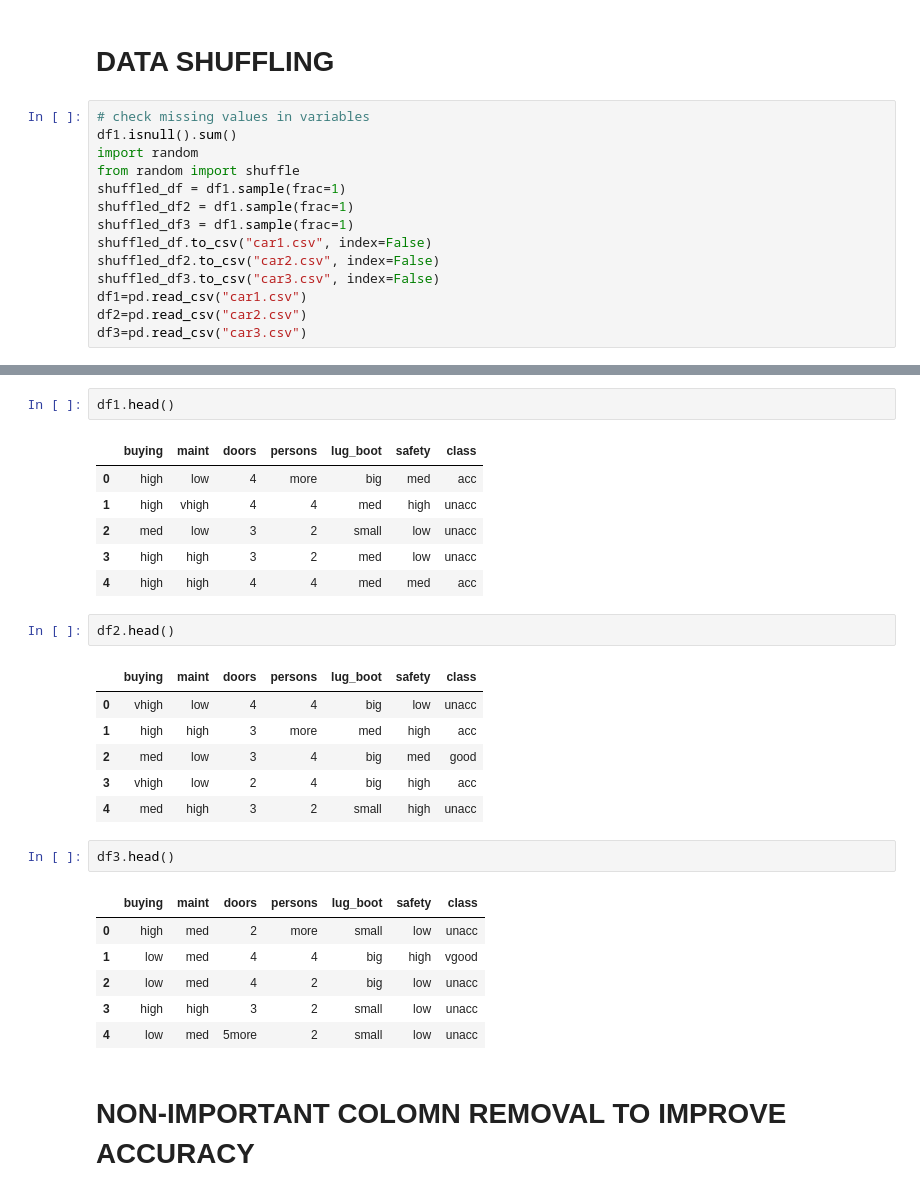
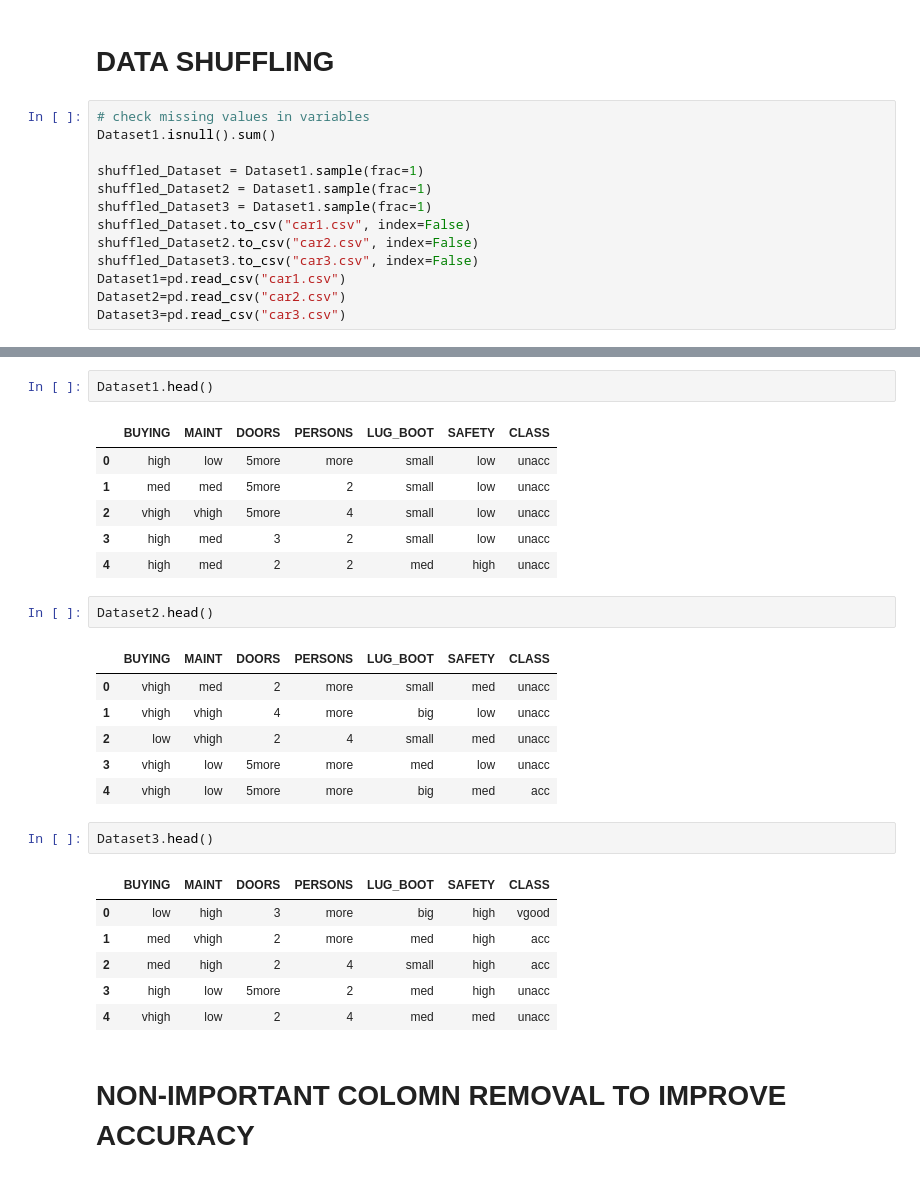
Before and after one commit to KhamdGek/ML-W-PYTHON, a Jupyter notebook: ML_assignment1.2.ipynb, the cells around one changed output, grey strips where cells are left out. Cells and saved outputs as stored; diff of their text form.

```diff
--- a/ML_assignment1.2.ipynb
+++ b/ML_assignment1.2.ipynb
@@ -67,15 +88,14 @@ Name: class, dtype: int64
 # **DATA SHUFFLING**
 # %%
 # check missing values in variables
-df1.isnull().sum()
-import random
-from random import shuffle
-shuffled_df = df1.sample(frac=1)
-shuffled_df2 = df1.sample(frac=1)
-shuffled_df3 = df1.sample(frac=1)
-shuffled_df.to_csv("car1.csv", index=False)
-shuffled_df2.to_csv("car2.csv", index=False)
-shuffled_df3.to_csv("car3.csv", index=False)
-df1=pd.read_csv("car1.csv")
-df2=pd.read_csv("car2.csv")
-df3=pd.read_csv("car3.csv")
+Dataset1.isnull().sum()
+
+shuffled_Dataset = Dataset1.sample(frac=1)
+shuffled_Dataset2 = Dataset1.sample(frac=1)
+shuffled_Dataset3 = Dataset1.sample(frac=1)
+shuffled_Dataset.to_csv("car1.csv", index=False)
+shuffled_Dataset2.to_csv("car2.csv", index=False)
+shuffled_Dataset3.to_csv("car3.csv", index=False)
+Dataset1=pd.read_csv("car1.csv")
+Dataset2=pd.read_csv("car2.csv")
+Dataset3=pd.read_csv("car3.csv")
@@ -104,30 +102,30 @@ memory usage: 94.6+ KB
 # %%
-df1.head()
+Dataset1.head()
 # %% [output]
-|  | buying | maint | doors | persons | lug_boot | safety | class |
-| 0 | high | low | 4 | more | big | med | acc |
-| 1 | high | vhigh | 4 | 4 | med | high | unacc |
-| 2 | med | low | 3 | 2 | small | low | unacc |
-| 3 | high | high | 3 | 2 | med | low | unacc |
-| 4 | high | high | 4 | 4 | med | med | acc |
+|  | BUYING | MAINT | DOORS | PERSONS | LUG_BOOT | SAFETY | CLASS |
+| 0 | high | low | 5more | more | small | low | unacc |
+| 1 | med | med | 5more | 2 | small | low | unacc |
+| 2 | vhigh | vhigh | 5more | 4 | small | low | unacc |
+| 3 | high | med | 3 | 2 | small | low | unacc |
+| 4 | high | med | 2 | 2 | med | high | unacc |
 # %%
-df2.head()
+Dataset2.head()
 # %% [output]
-|  | buying | maint | doors | persons | lug_boot | safety | class |
-| 0 | vhigh | low | 4 | 4 | big | low | unacc |
-| 1 | high | high | 3 | more | med | high | acc |
-| 2 | med | low | 3 | 4 | big | med | good |
-| 3 | vhigh | low | 2 | 4 | big | high | acc |
-| 4 | med | high | 3 | 2 | small | high | unacc |
+|  | BUYING | MAINT | DOORS | PERSONS | LUG_BOOT | SAFETY | CLASS |
+| 0 | vhigh | med | 2 | more | small | med | unacc |
+| 1 | vhigh | vhigh | 4 | more | big | low | unacc |
+| 2 | low | vhigh | 2 | 4 | small | med | unacc |
+| 3 | vhigh | low | 5more | more | med | low | unacc |
+| 4 | vhigh | low | 5more | more | big | med | acc |
 # %%
-df3.head()
+Dataset3.head()
 # %% [output]
-|  | buying | maint | doors | persons | lug_boot | safety | class |
-| 0 | high | med | 2 | more | small | low | unacc |
-| 1 | low | med | 4 | 4 | big | high | vgood |
-| 2 | low | med | 4 | 2 | big | low | unacc |
-| 3 | high | high | 3 | 2 | small | low | unacc |
-| 4 | low | med | 5more | 2 | small | low | unacc |
+|  | BUYING | MAINT | DOORS | PERSONS | LUG_BOOT | SAFETY | CLASS |
+| 0 | low | high | 3 | more | big | high | vgood |
+| 1 | med | vhigh | 2 | more | med | high | acc |
+| 2 | med | high | 2 | 4 | small | high | acc |
+| 3 | high | low | 5more | 2 | med | high | unacc |
+| 4 | vhigh | low | 2 | 4 | med | med | unacc |
 # %% [markdown]
 # **NON-IMPORTANT COLOMN REMOVAL TO IMPROVE ACCURACY**
 # %%
```
Also changed, not shown: parts of 38 cells of this notebook.
